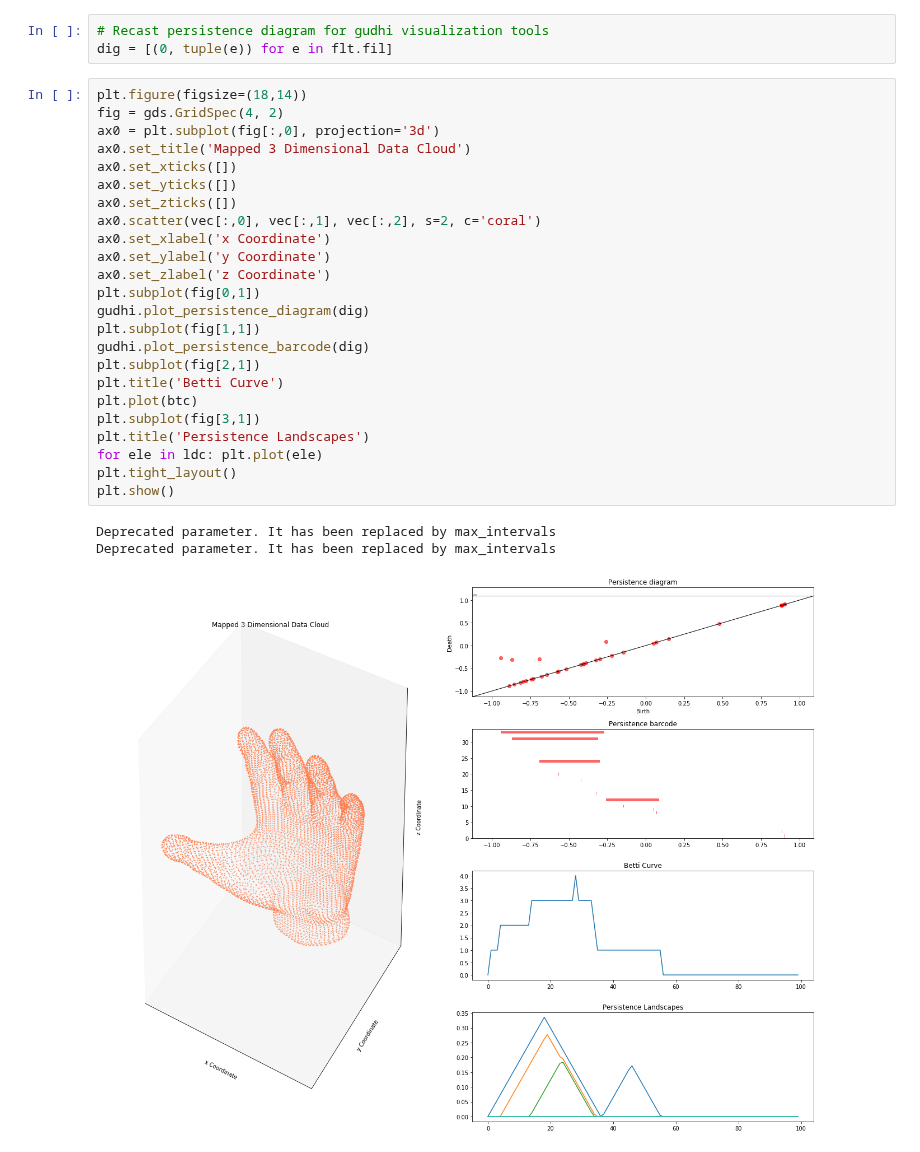
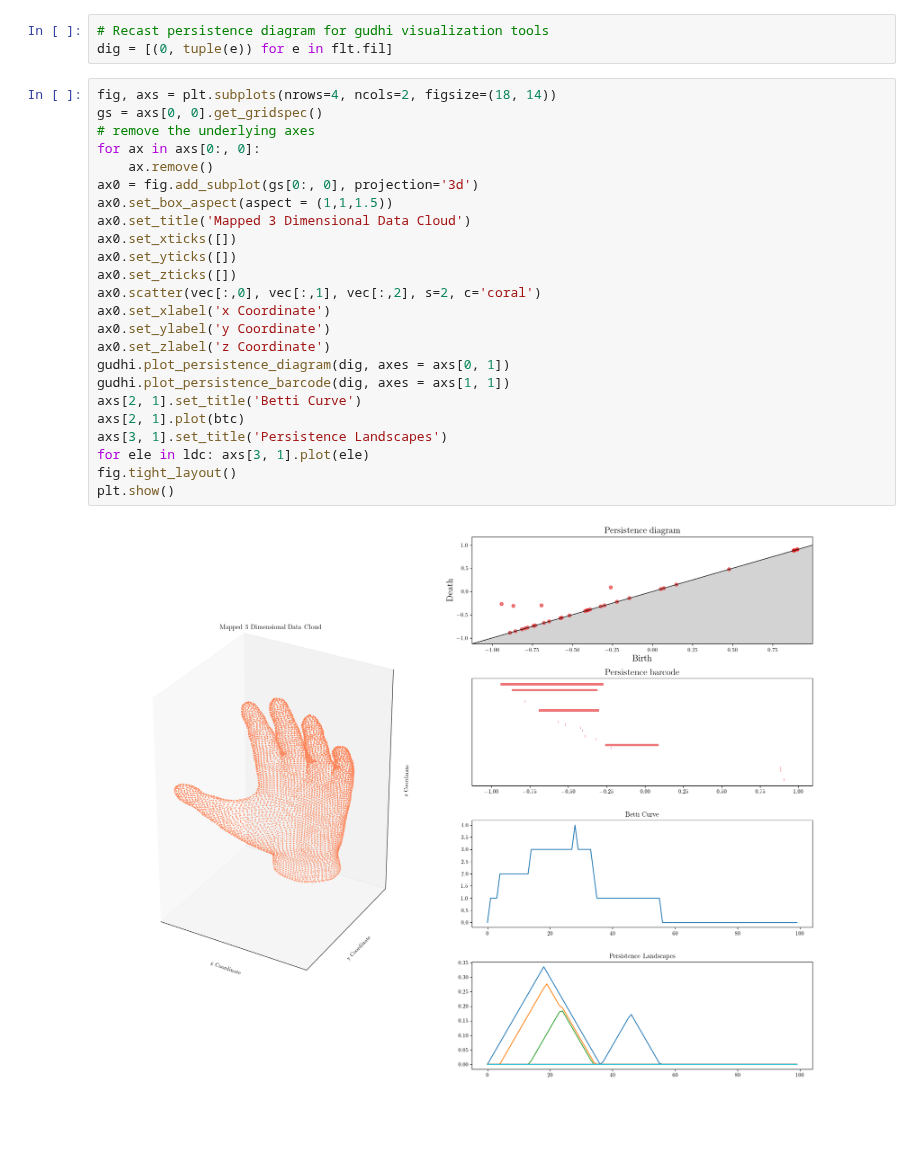
Before and after one commit to merylldindin/topologyx, a Jupyter notebook: tutorial-filtration.ipynb, the cells around one changed output. Saved outputs shown, nothing was run; the diff lists cells and outputs as text; blank space fills up the shorter version.

Commit message:
Fix gudhi.plot_persistence* with matplotlib axes

```diff
--- a/tutorial-filtration.ipynb
+++ b/tutorial-filtration.ipynb
@@ -51,30 +49,28 @@ ldc = flt.landscapes()
 # Recast persistence diagram for gudhi visualization tools
 dig = [(0, tuple(e)) for e in flt.fil]
 # %%
-plt.figure(figsize=(18,14))
-fig = gds.GridSpec(4, 2)
-ax0 = plt.subplot(fig[:,0], projection='3d')
+fig, axs = plt.subplots(nrows=4, ncols=2, figsize=(18, 14))
+gs = axs[0, 0].get_gridspec()
+# remove the underlying axes
+for ax in axs[0:, 0]:
+    ax.remove()
+ax0 = fig.add_subplot(gs[0:, 0], projection='3d')
+ax0.set_box_aspect(aspect = (1,1,1.5))
 ax0.set_title('Mapped 3 Dimensional Data Cloud')
 ax0.set_xticks([])
 ax0.set_yticks([])
 ax0.set_zticks([])
 ax0.scatter(vec[:,0], vec[:,1], vec[:,2], s=2, c='coral')
 ax0.set_xlabel('x Coordinate')
 ax0.set_ylabel('y Coordinate')
 ax0.set_zlabel('z Coordinate')
-plt.subplot(fig[0,1])
-gudhi.plot_persistence_diagram(dig)
-plt.subplot(fig[1,1])
-gudhi.plot_persistence_barcode(dig)
-plt.subplot(fig[2,1])
-plt.title('Betti Curve')
-plt.plot(btc)
-plt.subplot(fig[3,1])
-plt.title('Persistence Landscapes')
-for ele in ldc: plt.plot(ele)
-plt.tight_layout()
+gudhi.plot_persistence_diagram(dig, axes = axs[0, 1])
+gudhi.plot_persistence_barcode(dig, axes = axs[1, 1])
+axs[2, 1].set_title('Betti Curve')
+axs[2, 1].plot(btc)
+axs[3, 1].set_title('Persistence Landscapes')
+for ele in ldc: axs[3, 1].plot(ele)
+fig.tight_layout()
 plt.show()
 # %% [output]
-Deprecated parameter. It has been replaced by max_intervals
-Deprecated parameter. It has been replaced by max_intervals
-[figure, old version]
+[figure, new version]
```
Also changed, not shown: parts of 2 cells of this notebook, 4 other files.
